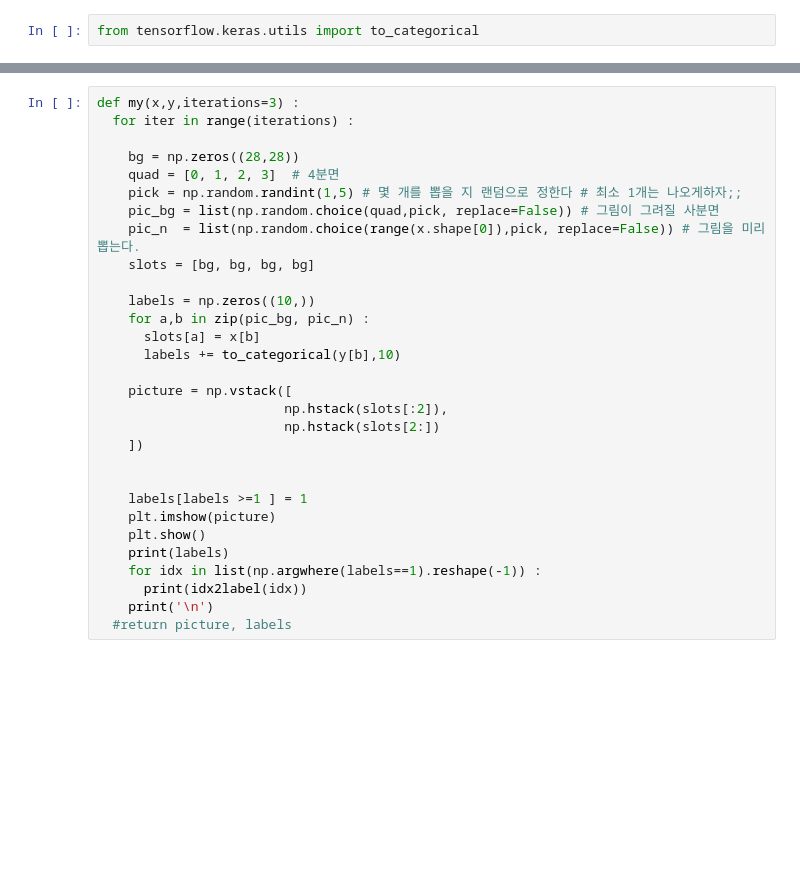
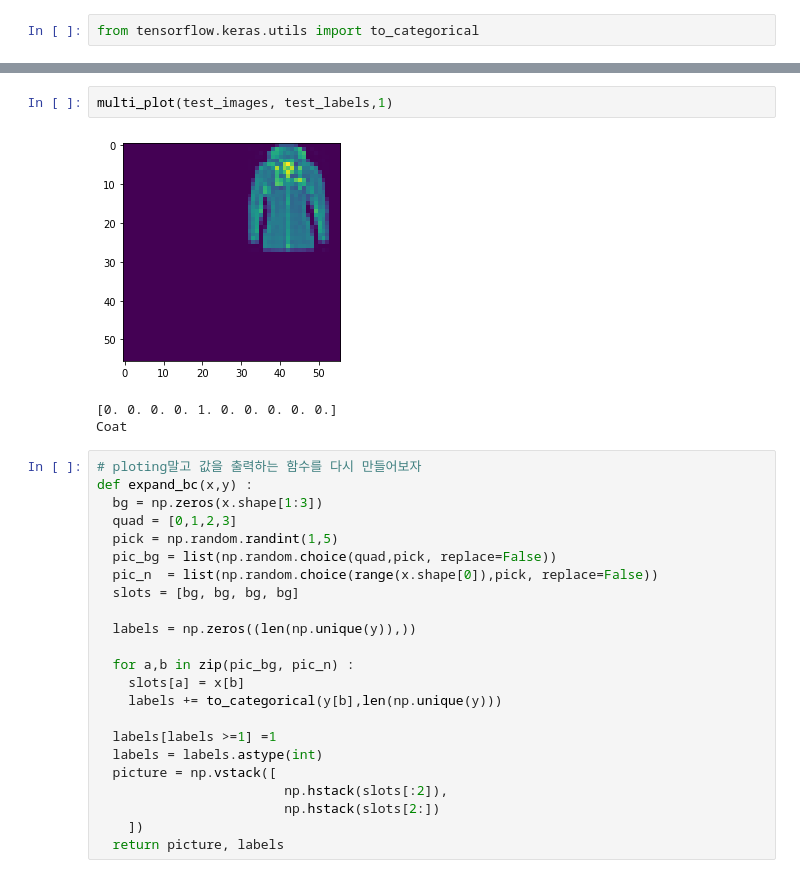
Before and after one commit to Vaycold/Vaycold, a Jupyter notebook: Python_DL/여러 의상 사진에서 옷 종류 구분하기.ipynb, the cells around one changed output, grey strips where cells are left out. Cells and saved outputs as stored; diff of their text form; blank space fills up the shorter version.

Commit message:
연산 속도 차이가 왜나는 걸까... expand_bc & expand_4times

```diff
--- a/Python_DL/여러 의상 사진에서 옷 종류 구분하기.ipynb
+++ b/Python_DL/여러 의상 사진에서 옷 종류 구분하기.ipynb
@@ -360,31 +319,30 @@ array([0., 0., 0., 0., 0., 0., 1., 0., 0., 0.], dtype=float32)
+# %%
+multi_plot(test_images, test_labels,1)
+# %% [output]
+[figure, added]
+[0. 0. 0. 0. 1. 0. 0. 0. 0. 0.]
+Coat
 # %%
-def my(x,y,iterations=3) :
-  for iter in range(iterations) :
+# ploting말고 값을 출력하는 함수를 다시 만들어보자
+def expand_bc(x,y) :
+  bg = np.zeros(x.shape[1:3])
+  quad = [0,1,2,3]
+  pick = np.random.randint(1,5)
+  pic_bg = list(np.random.choice(quad,pick, replace=False))
+  pic_n  = list(np.random.choice(range(x.shape[0]),pick, replace=False))
+  slots = [bg, bg, bg, bg]
 
-    bg = np.zeros((28,28))
-    quad = [0, 1, 2, 3]  # 4분면
-    pick = np.random.randint(1,5) # 몇 개를 뽑을 지 랜덤으로 정한다 # 최소 1개는 나오게하자;;
-    pic_bg = list(np.random.choice(quad,pick, replace=False)) # 그림이 그려질 사분면
-    pic_n  = list(np.random.choice(range(x.shape[0]),pick, replace=False)) # 그림을 미리 뽑는다.
-    slots = [bg, bg, bg, bg]
+  labels = np.zeros((len(np.unique(y)),))
 
-    labels = np.zeros((10,))
-    for a,b in zip(pic_bg, pic_n) :
-      slots[a] = x[b]
-      labels += to_categorical(y[b],10)
+  for a,b in zip(pic_bg, pic_n) :
+    slots[a] = x[b]
+    labels += to_categorical(y[b],len(np.unique(y)))
 
-    picture = np.vstack([
+  labels[labels >=1] =1
+  labels = labels.astype(int)
+  picture = np.vstack([
                         np.hstack(slots[:2]),
                         np.hstack(slots[2:])
     ])
-
-
-    labels[labels >=1 ] = 1
-    plt.imshow(picture)
-    plt.show()
-    print(labels)
-    for idx in list(np.argwhere(labels==1).reshape(-1)) :
-      print(idx2label(idx))
-    print('\n')
-  #return picture, labels
+  return picture, labels
 # %%
```
Also changed, not shown: parts of 35 cells of this notebook.
